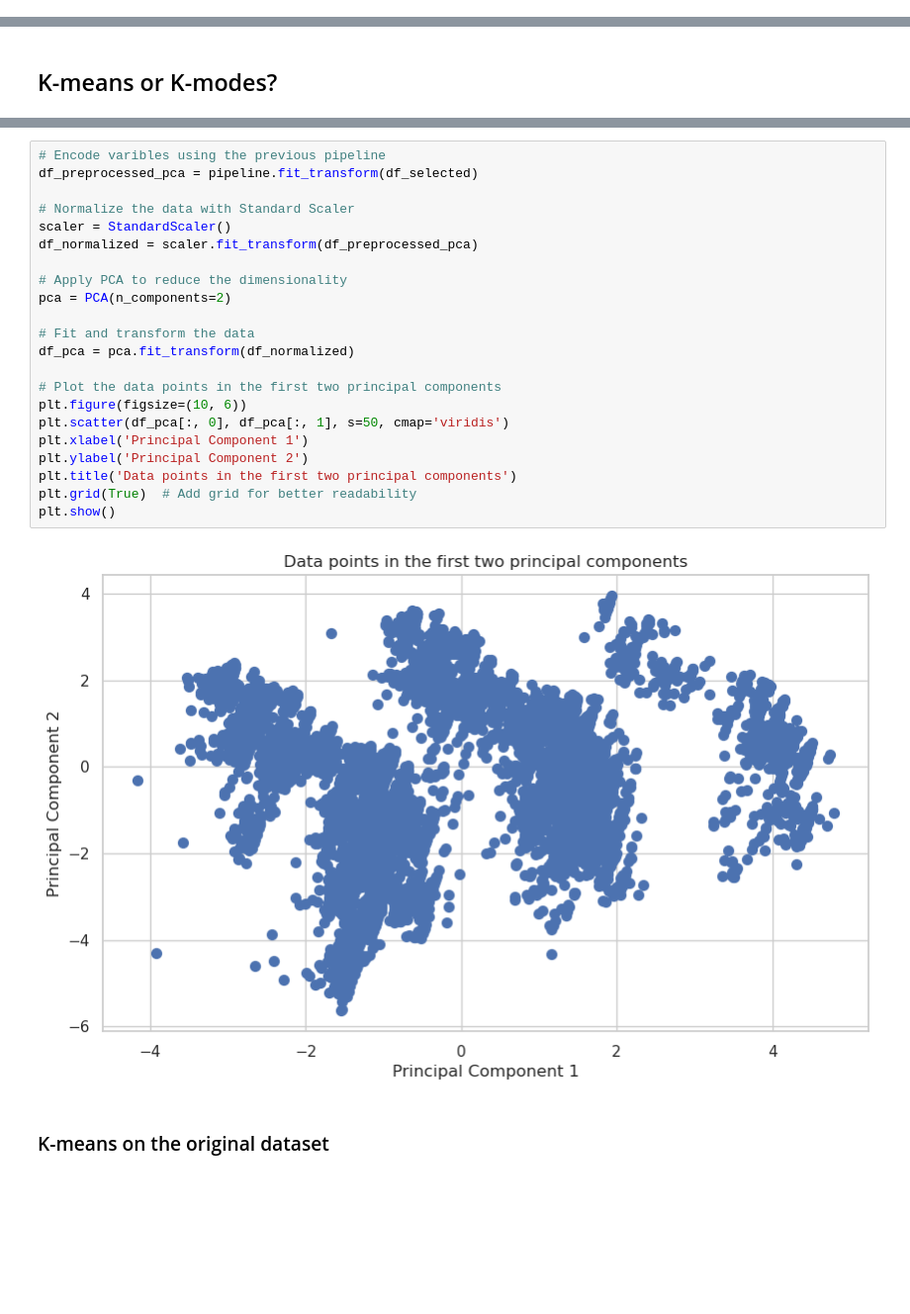
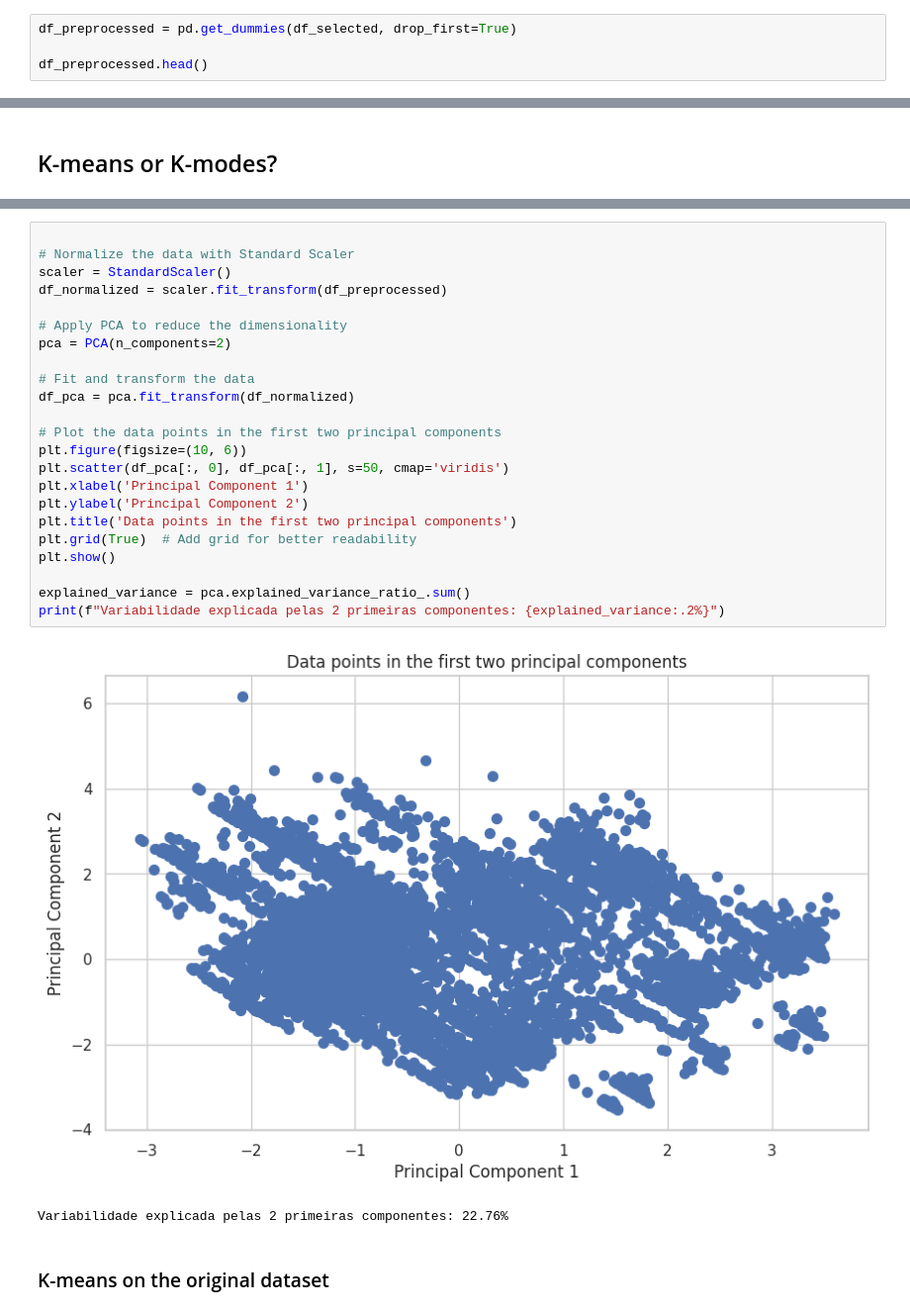
Before and after one commit to guiijose/Machine-Learning, a Jupyter notebook: homeworks/hw4/hw4.ipynb, the cells around one changed output, grey strips where cells are left out. Shown at 99% size. Cells and saved outputs as stored; diff of their text form; blank space fills up the shorter version.

```diff
--- a/homeworks/hw4/hw4.ipynb
+++ b/homeworks/hw4/hw4.ipynb
@@ -82,0 +55,4 @@ df_preprocessed.shape
+# %%
+df_preprocessed = pd.get_dummies(df_selected, drop_first=True)
+
+df_preprocessed.head()
@@ -155,27 +145,29 @@ In this case, the results were contrary to the predictions. Despite having a dat
 # %%
-# Encode varibles using the previous pipeline
-df_preprocessed_pca = pipeline.fit_transform(df_selected)
 
 # Normalize the data with Standard Scaler
 scaler = StandardScaler()
-df_normalized = scaler.fit_transform(df_preprocessed_pca)
+df_normalized = scaler.fit_transform(df_preprocessed)
 
 # Apply PCA to reduce the dimensionality
 pca = PCA(n_components=2)
 
 # Fit and transform the data
 df_pca = pca.fit_transform(df_normalized)
 
 # Plot the data points in the first two principal components
 plt.figure(figsize=(10, 6))
 plt.scatter(df_pca[:, 0], df_pca[:, 1], s=50, cmap='viridis')
 plt.xlabel('Principal Component 1')
 plt.ylabel('Principal Component 2')
 plt.title('Data points in the first two principal components')
 plt.grid(True)  # Add grid for better readability
 plt.show()
+
+explained_variance = pca.explained_variance_ratio_.sum()
+print(f"Variabilidade explicada pelas 2 primeiras componentes: {explained_variance:.2%}")
 # %% [output]
-[figure, old version]
+[figure, new version]
+Variabilidade explicada pelas 2 primeiras componentes: 22.76%
 # %% [markdown]
 ### K-means on the original dataset
 # %%
```
Also changed, not shown: parts of 13 cells of this notebook.
